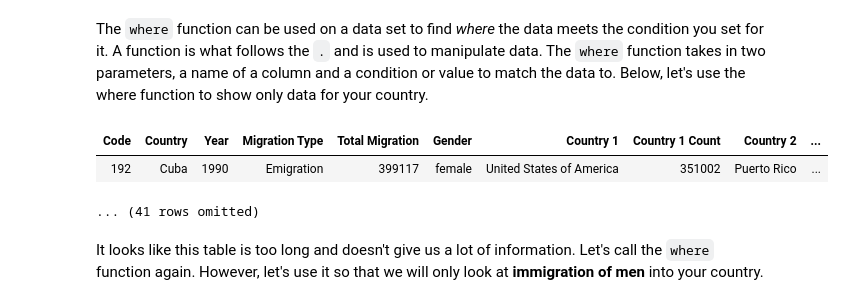
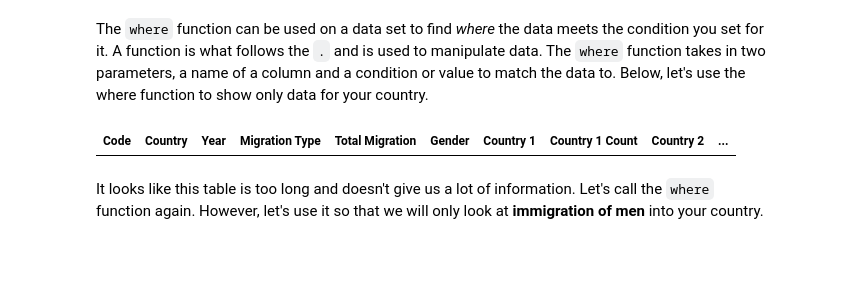
Before and after one commit to ds-modules/IAS-150, a Jupyter notebook: IAS-150_notebook.ipynb, the cells around one changed output. Saved outputs shown, nothing was run; the diff lists cells and outputs as text; code cells hidden in the pictures; blank space fills up the shorter version.

```diff
--- a/IAS-150_notebook.ipynb
+++ b/IAS-150_notebook.ipynb
@@ -73,13 +75,11 @@ The `where` function can be used on a data set to find *where* the data meets th
 # %%
 # Replace the elipsis with your country name. DO NOT REMOVE THE QUOTES!
 # Then, run the cell.
-my_country = "Cuba"
+my_country = "..."
 country_data = data.where("Country", my_country)
 country_data.show(1)
 # %% [output]
 | Code | Country | Year | Migration Type | Total Migration | Gender | Country 1 | Country 1 Count | Country 2 | ... |
-| 192 | Cuba | 1990 | Emigration | 399117 | female | United States of America | 351002 | Puerto Rico | ... |
-... (41 rows omitted)
 # %% [markdown]
 It looks like this table is too long and doesn't give us a lot of information. Let's call the `where` function again. However, let's use it so that we will only look at **immigration of men** into your country.
 # %%
```
Also changed, not shown: parts of 7 cells of this notebook, 1 other file.
